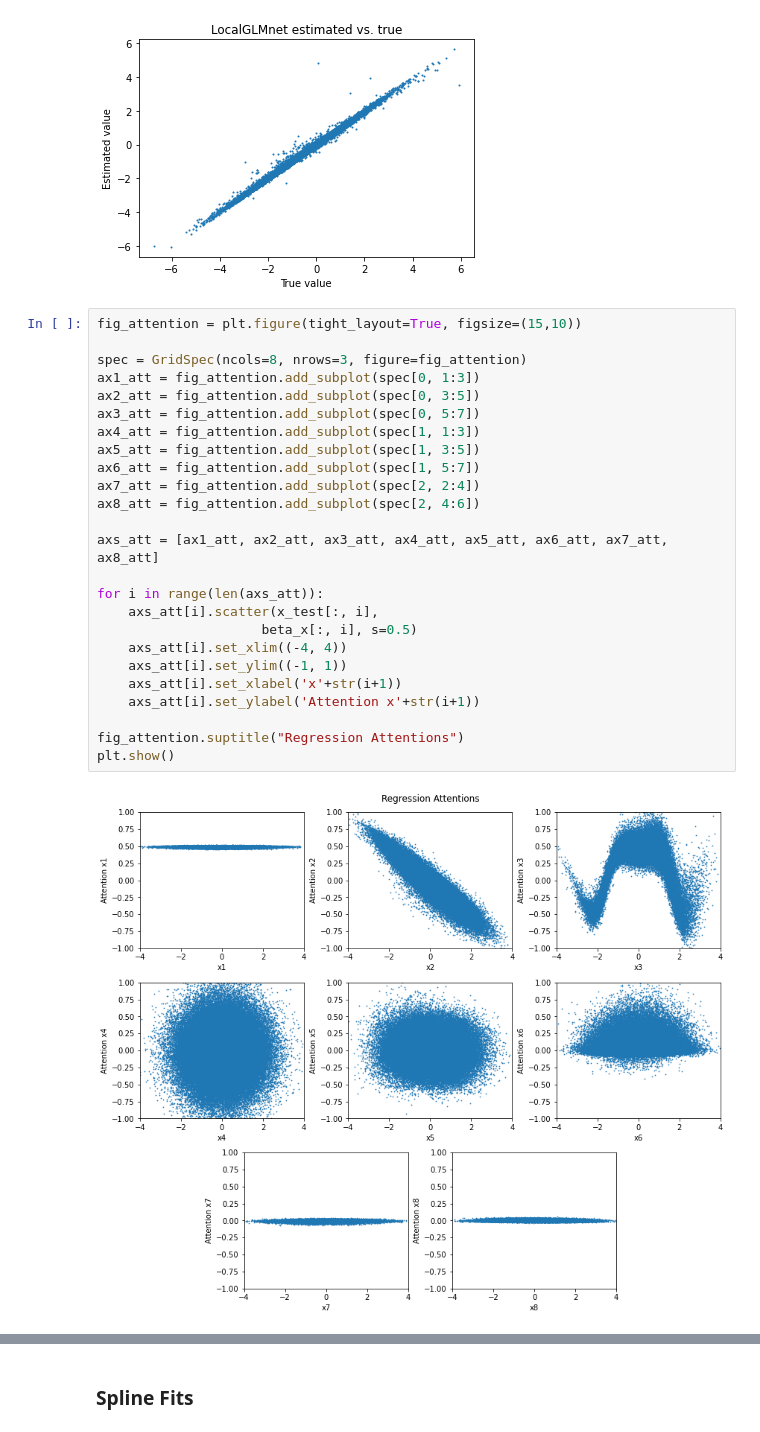
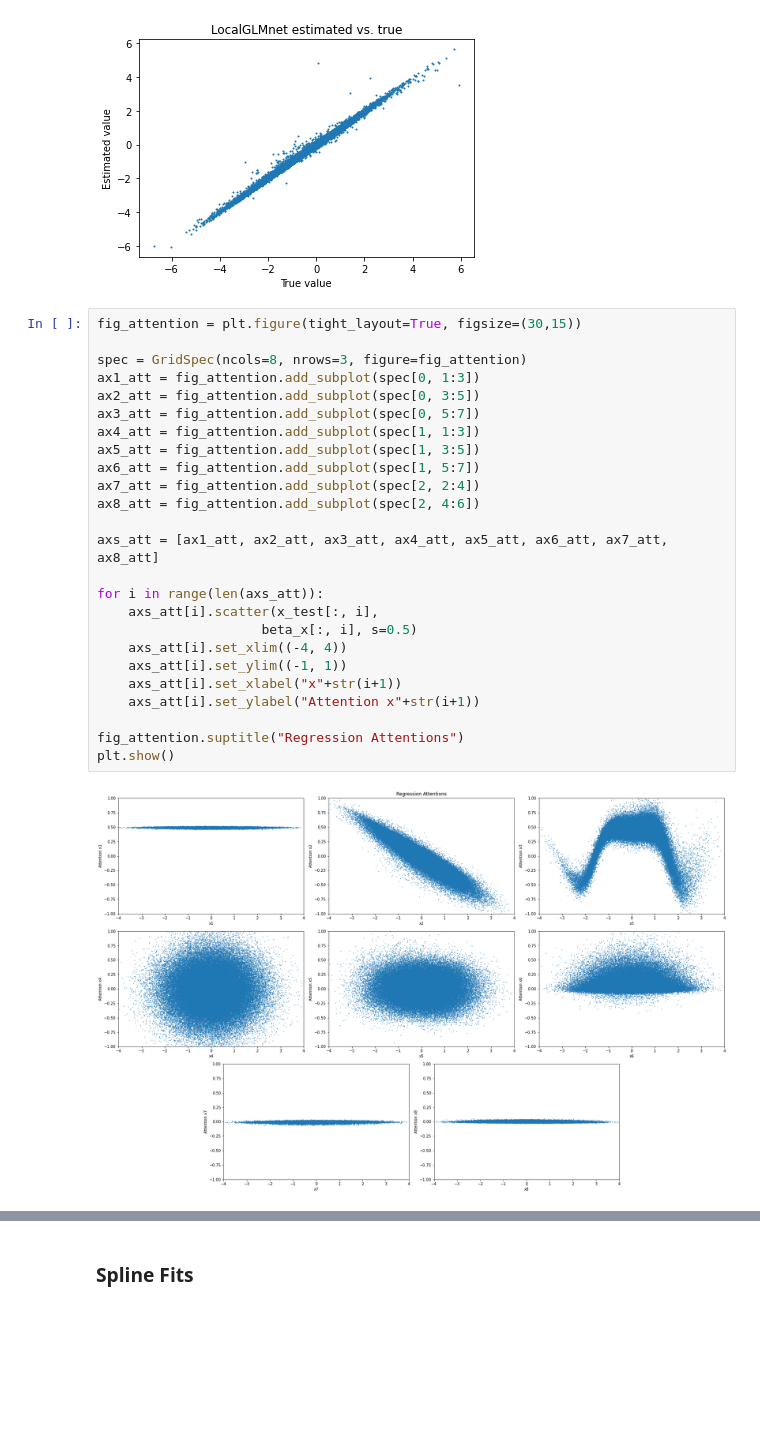
Before and after one commit to PK1706/pyLocalGLMnet, a Jupyter notebook: src/localGLMnet.ipynb, the cells around one changed output, grey strips where cells are left out. Saved outputs shown, nothing was run; the diff lists cells and outputs as text; blank space fills up the shorter version.

```diff
--- a/src/localGLMnet.ipynb
+++ b/src/localGLMnet.ipynb
@@ -186,31 +186,31 @@ plt.show()
 # %% [output]
 [figure]
 # %%
-fig_attention = plt.figure(tight_layout=True, figsize=(15,10))
+fig_attention = plt.figure(tight_layout=True, figsize=(30,15))
 
 spec = GridSpec(ncols=8, nrows=3, figure=fig_attention)
 ax1_att = fig_attention.add_subplot(spec[0, 1:3])
 ax2_att = fig_attention.add_subplot(spec[0, 3:5])
 ax3_att = fig_attention.add_subplot(spec[0, 5:7])
 ax4_att = fig_attention.add_subplot(spec[1, 1:3])
 ax5_att = fig_attention.add_subplot(spec[1, 3:5])
 ax6_att = fig_attention.add_subplot(spec[1, 5:7])
 ax7_att = fig_attention.add_subplot(spec[2, 2:4])
 ax8_att = fig_attention.add_subplot(spec[2, 4:6])
 
 axs_att = [ax1_att, ax2_att, ax3_att, ax4_att, ax5_att, ax6_att, ax7_att, ax8_att]
 
 for i in range(len(axs_att)):
     axs_att[i].scatter(x_test[:, i],
                      beta_x[:, i], s=0.5)
     axs_att[i].set_xlim((-4, 4))
     axs_att[i].set_ylim((-1, 1))
-    axs_att[i].set_xlabel('x'+str(i+1))
-    axs_att[i].set_ylabel('Attention x'+str(i+1))
+    axs_att[i].set_xlabel("x"+str(i+1))
+    axs_att[i].set_ylabel("Attention x"+str(i+1))
 
 fig_attention.suptitle("Regression Attentions")
 plt.show()
 # %% [output]
-[figure, old version]
+[figure, new version]
 # %%
 # Feature Contribution = beta(xi)*xi
```
Also changed, not shown: parts of 25 cells of this notebook.
